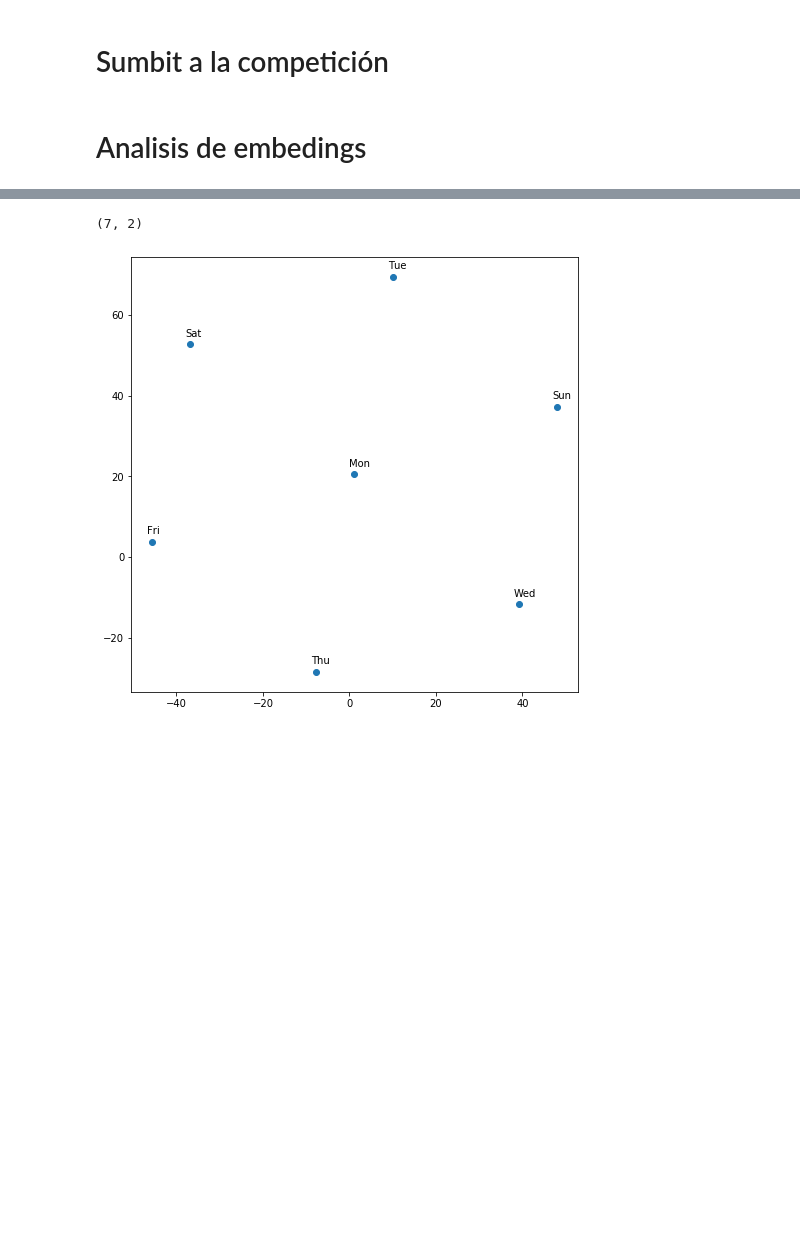
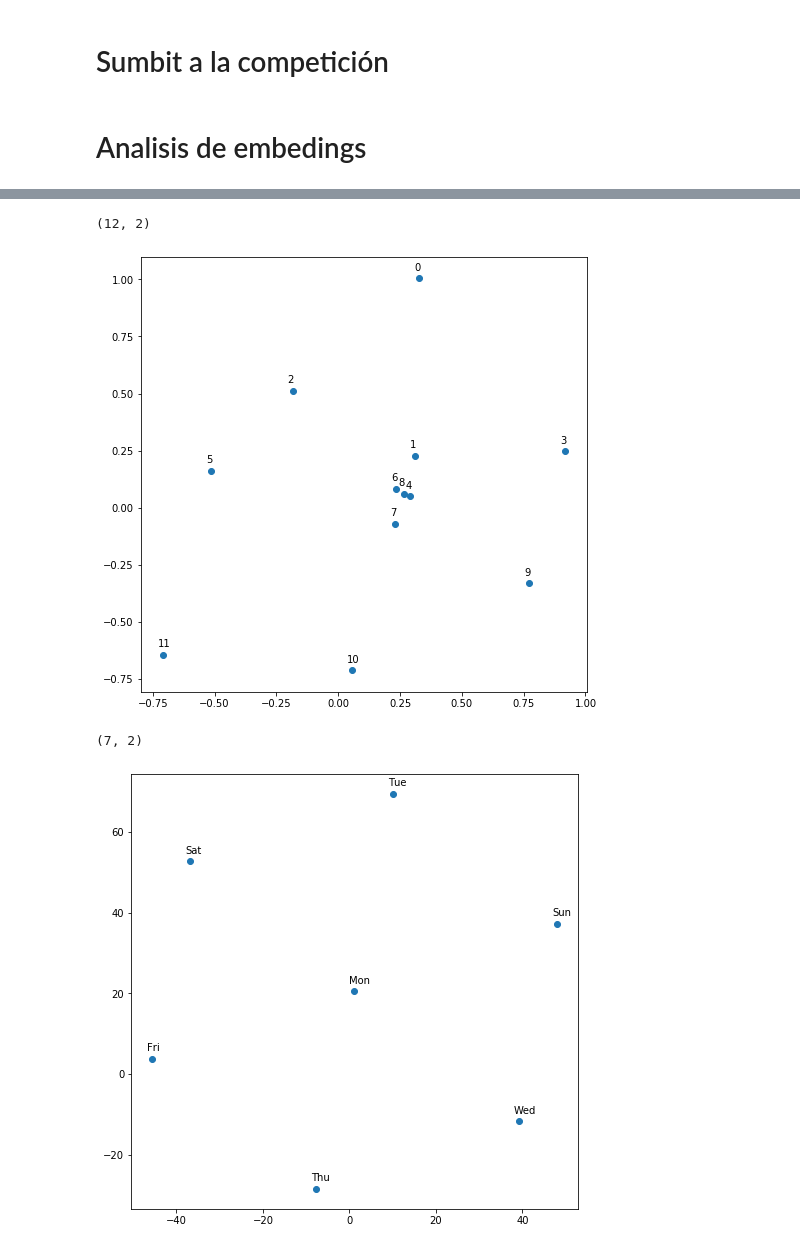
Before and after one commit to deeplearning-itba/kaggle-rossmann, a Jupyter notebook: 06-full-model.ipynb, the cells around one changed output, grey strips where cells are left out. Saved outputs shown, nothing was run; the diff lists cells and outputs as text; code cells hidden in the pictures; blank space fills up the shorter version.

```diff
--- a/06-full-model.ipynb
+++ b/06-full-model.ipynb
@@ -382,3 +389,8 @@ for i, txt in enumerate(names):
+# %%
+plot_embed('Month_Embed', list(range(12)))
+# %% [output]
+(12, 2)
+[figure, added]
 # %%
 from sklearn.manifold import TSNE
 from sklearn.decomposition import PCA
```
Also changed, not shown: parts of 26 cells of this notebook, 4 other files.
